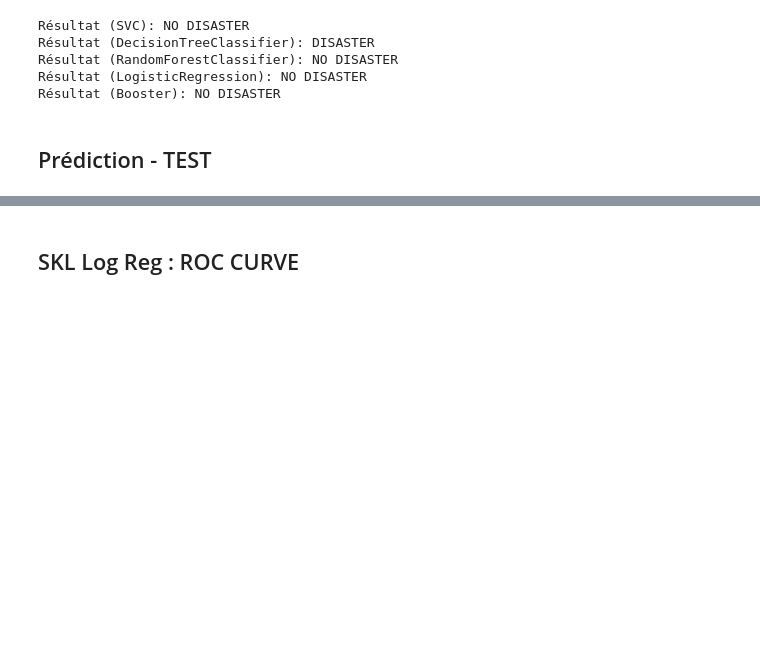
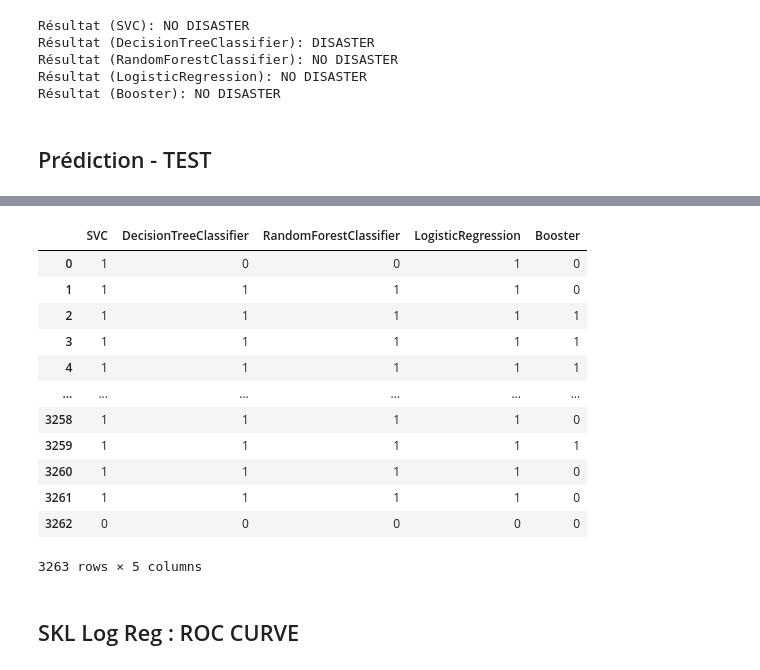
Before and after one commit to brusadelli-luca/disaster_tweets, a Jupyter notebook: disaster_tweets_ML.ipynb, the cells around one changed output, grey strips where cells are left out. Cells and saved outputs as stored; diff of their text form; code cells hidden in the pictures; blank space fills up the shorter version.

```diff
--- a/disaster_tweets_ML.ipynb
+++ b/disaster_tweets_ML.ipynb
@@ -579,6 +579,22 @@ RandomForestClassifier    0.454781
 LogisticRegression        0.469076
 Booster                   0.399462
 dtype: float64
+# %%
+test_total_df
+# %% [output]
+|  | SVC | DecisionTreeClassifier | RandomForestClassifier | LogisticRegression | Booster |
+| 0 | 1 | 0 | 0 | 1 | 0 |
+| 1 | 1 | 1 | 1 | 1 | 0 |
+| 2 | 1 | 1 | 1 | 1 | 1 |
+| 3 | 1 | 1 | 1 | 1 | 1 |
+| 4 | 1 | 1 | 1 | 1 | 1 |
+| ... | ... | ... | ... | ... | ... |
+| 3258 | 1 | 1 | 1 | 1 | 0 |
+| 3259 | 1 | 1 | 1 | 1 | 1 |
+| 3260 | 1 | 1 | 1 | 1 | 0 |
+| 3261 | 1 | 1 | 1 | 1 | 0 |
+| 3262 | 0 | 0 | 0 | 0 | 0 |
+3263 rows × 5 columns
 # %% [markdown]
 ## SKL Log Reg : ROC CURVE
 # %%
```
Also changed, not shown: parts of 5 cells of this notebook, 2 other files.
